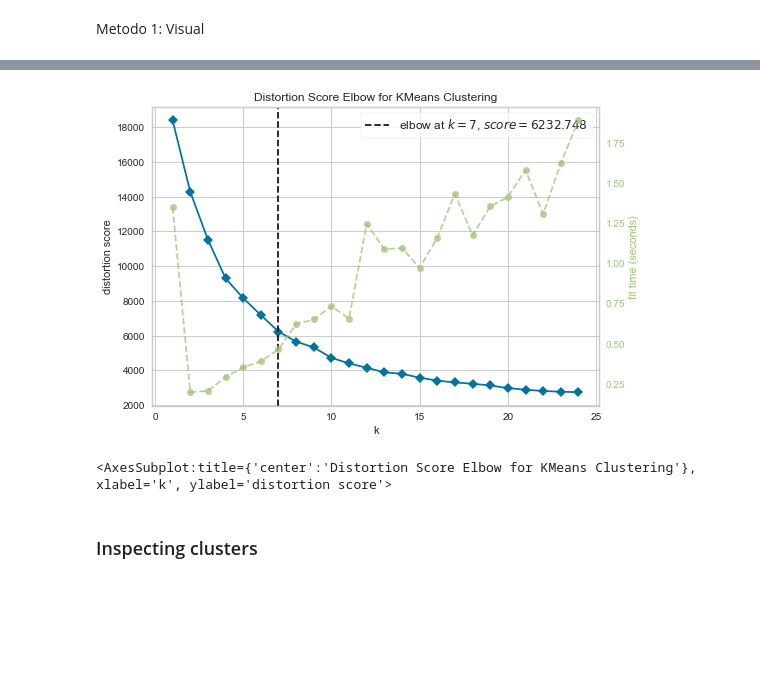
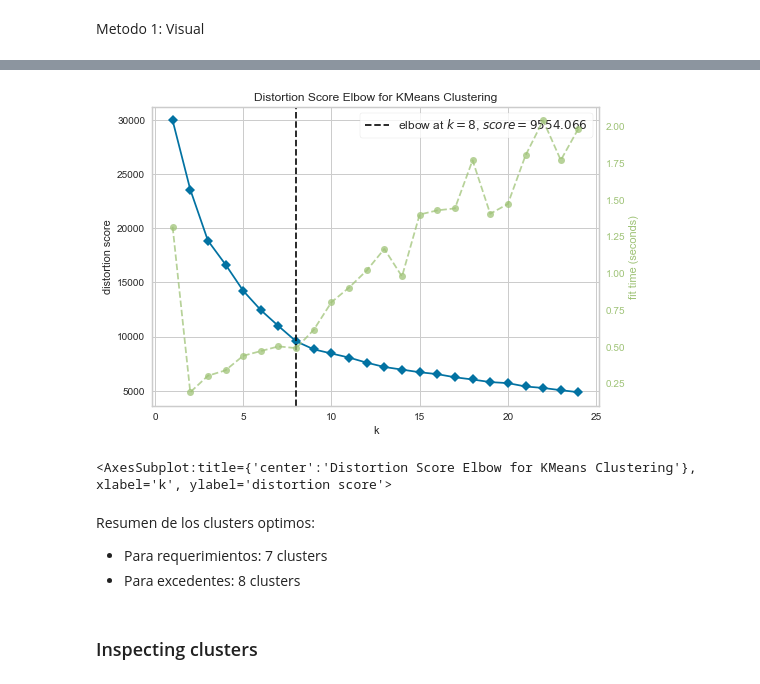
Before and after one commit to hugoferquiroz/AITeacherAllocation, a Jupyter notebook: Scripts/2-2 clusters.ipynb, the cells around one changed output, grey strips where cells are left out. Cells and saved outputs as stored; diff of their text form; code cells hidden in the pictures; blank space fills up the shorter version.

```diff
--- a/Scripts/2-2 clusters.ipynb
+++ b/Scripts/2-2 clusters.ipynb
@@ -259,13 +234,0 @@ ax.set_ylabel('Intra-cluster (inertia)');
-# %%
-## Vamos a hacer el grafico del codo. Para esto vamos a probar hacer distintos clusters y vamos a guardar el error (que lo definimos como wcss)
-# WCSS --> Wihin Cluster Sum of Squares
-wcss = []
-for i in range(1,25):
-  kmeans = KMeans(n_clusters=i,init='k-means++',random_state=36963)
-  kmeans.fit(primaria_req_knn)
-  wcss.append(kmeans.inertia_)
-
-# Graficaremos lva evalución de la varianza intra-clusters
-import matplotlib.pyplot as plt
-sns.set()
-plt.plot(range(1,25),wcss)
@@ -303,10 +248,8 @@ Note: you may need to restart the kernel to use updated packages.
 # %%
-from yellowbrick.cluster import KElbowVisualizer
-
 model = KMeans()
 visualizer = KElbowVisualizer(model, k=(1,25))
-visualizer.fit(primaria_req_knn)        # Entrenamos con los datos
+visualizer.fit(primaria_exd_knn)
 visualizer.show()
 # %% [output]
-[figure, old version]
+[figure, new version]
 <AxesSubplot:title={'center':'Distortion Score Elbow for KMeans Clustering'}, xlabel='k', ylabel='distortion score'>
@@ -319,0 +256,4 @@ primaria_req_knn['Segmento'] = clusters
+# %% [markdown]
+Resumen de los clusters optimos:
+- Para requerimientos: 7 clusters
+- Para excedentes: 8 clusters
```
Also changed, not shown: parts of 44 cells of this notebook.
